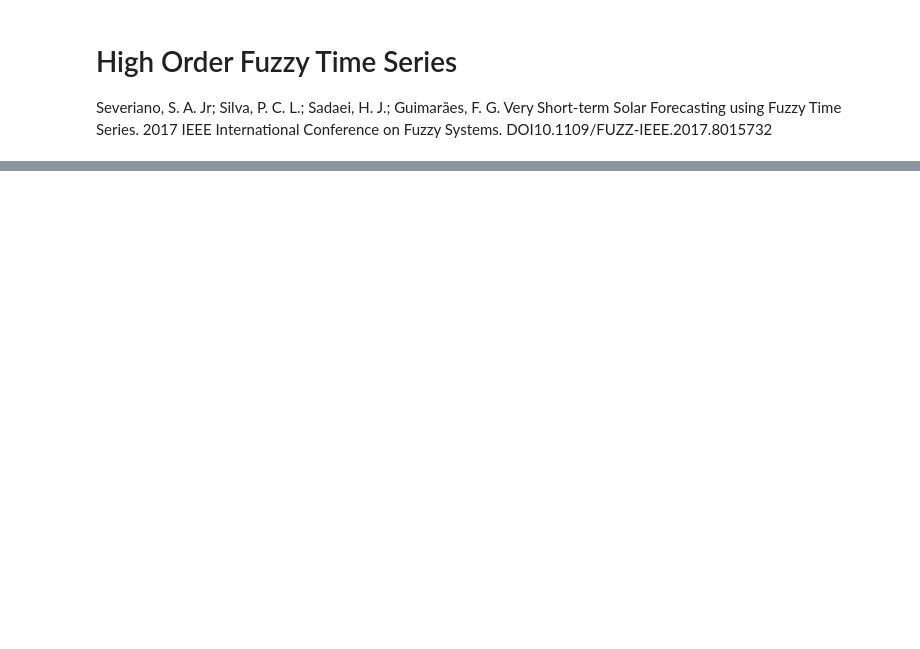
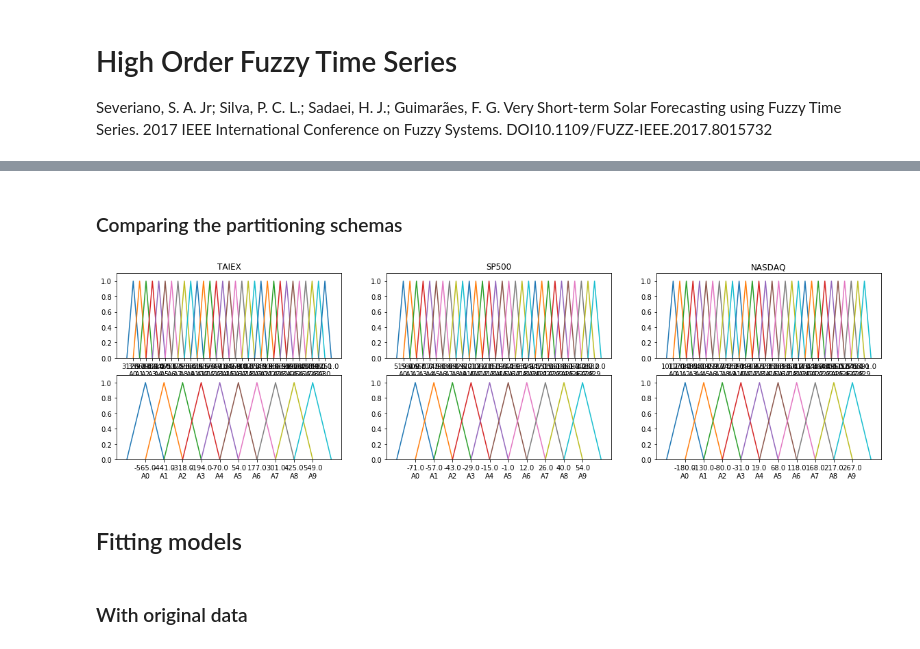
Before and after one commit to PYFTS/pyFTS, a Jupyter notebook: pyFTS/notebooks/Severiano et al - HighOrderFTS.ipynb, the cells around one changed output, grey strips where cells are left out. Cells and saved outputs as stored; diff of their text form; code cells hidden in the pictures; blank space fills up the shorter version.

```diff
--- a/pyFTS/notebooks/Severiano et al - HighOrderFTS.ipynb
+++ b/pyFTS/notebooks/Severiano et al - HighOrderFTS.ipynb
@@ -168,0 +77,14 @@ ra.plot_residuals(enrollments, [model1, model2])
+# %%
+from statsmodels.tsa.stattools import adfuller
+
+rows =[]
+
+for count,dataset_name in enumerate(dataset_names):
+    row = [dataset_name]
+    dataset = get_dataset(dataset_name)
+    result = adfuller(dataset)
+    row.extend([result[0],result[1]])
+    row.extend([value for key, value in result[4].items()])
+    rows.append(row)
+
+pd.DataFrame(rows,columns=['Dataset','ADF Statistic','p-value','Cr. Val. 1%','Cr. Val. 5%','Cr. Val. 10%'])
@@ -168,0 +158,27 @@ ra.plot_residuals(enrollments, [model1, model2])
+# %% [markdown]
+### Comparing the partitioning schemas
+# %%
+from pyFTS.partitioners import Grid, Util as pUtil
+
+fig, ax = plt.subplots(nrows=2, ncols=3, figsize=[20,5])
+
+
+partitioners = {}
+partitioners_diff = {}
+
+for count,dataset_name in enumerate(dataset_names):
+    dataset = get_dataset(dataset_name)
+
+    partitioner = Grid.GridPartitioner(data=dataset, npart=30)
+    partitioners[dataset_name] = partitioner
+    partitioner_diff = Grid.GridPartitioner(data=dataset, npart=10, transformation=tdiff)
+    partitioners_diff[dataset_name] = partitioner_diff
+
+    pUtil.plot_sets(dataset, [partitioner.sets], titles=[dataset_name], axis=ax[0][count])
+    pUtil.plot_sets(dataset, [partitioner_diff.sets], titles=[''], axis=ax[1][count])
+# %% [output]
+[figure, added]
+# %% [markdown]
+## Fitting models
+# %% [markdown]
+### With original data
```
Also changed, not shown: parts of 51 cells of this notebook, 8 other files.
